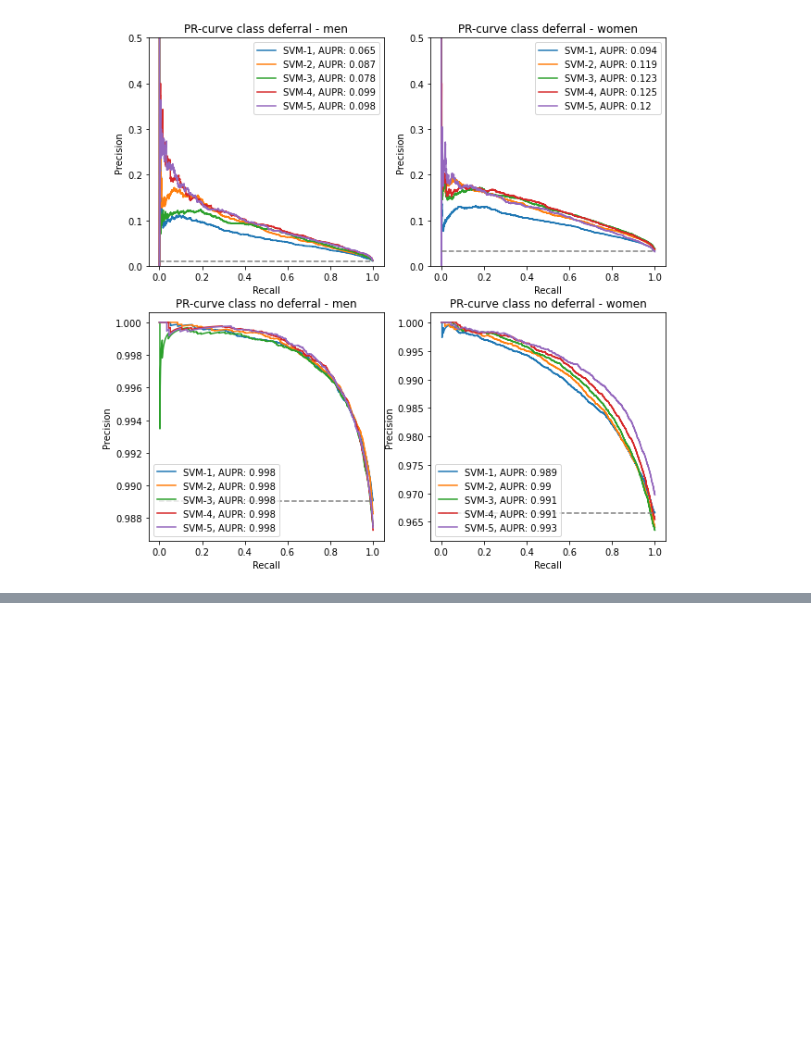
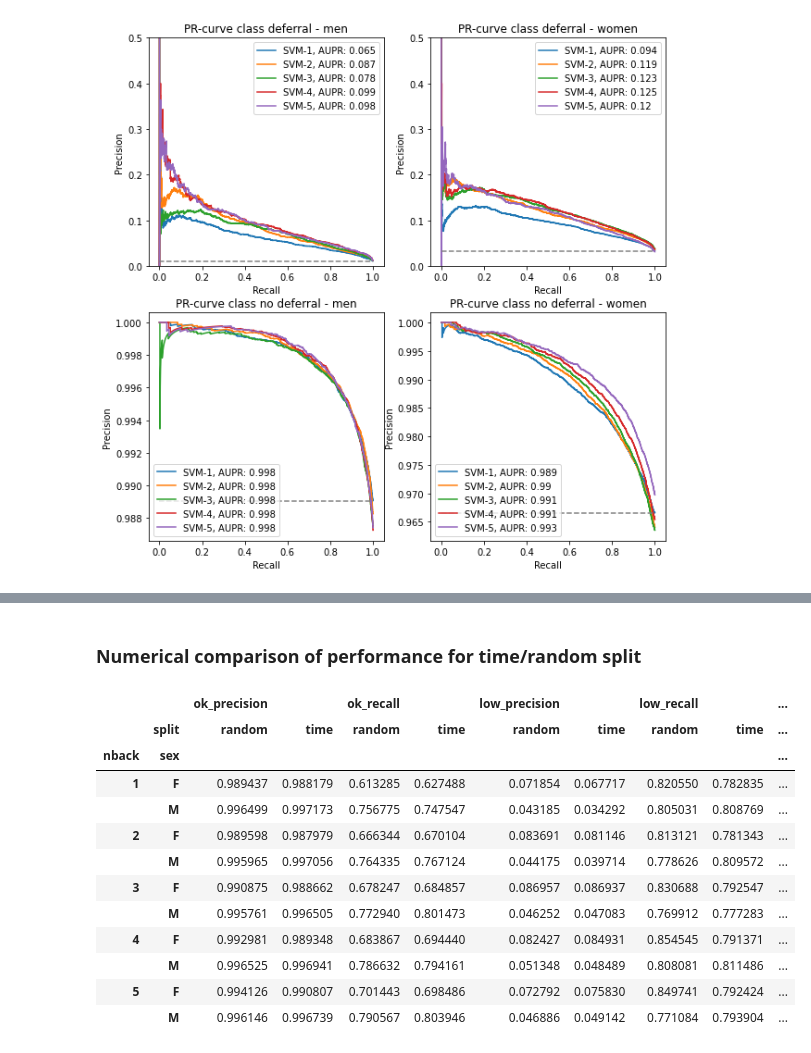
Before and after one commit to vinkenoogm/SVM-hb-NL, a Jupyter notebook: src/3_modelperformance.ipynb, the cells around one changed output, grey strips where cells are left out. Saved outputs shown, nothing was run; the diff lists cells and outputs as text; code cells hidden in the pictures; blank space fills up the shorter version.

```diff
--- a/src/3_modelperformance.ipynb
+++ b/src/3_modelperformance.ipynb
@@ -219,0 +250,29 @@ plot_prs(probas, save='PR_curve')
+# %% [markdown]
+### Numerical comparison of performance for time/random split
+# %%
+comp_res = res_tot.loc[res_tot['trainval'] == 'val',
+                       ['nback', 'sex',
+                        'ok_precision', 'ok_recall',
+                        'low_precision', 'low_recall',
+                        'split']].pivot(index=['nback', 'sex'], columns='split')
+
+comp_res['ok_precision', 'diff'] = comp_res['ok_precision', 'time'] - comp_res['ok_precision', 'random']
+comp_res['ok_recall', 'diff'] = comp_res['ok_recall', 'time'] - comp_res['ok_recall', 'random']
+comp_res['low_precision', 'diff'] = comp_res['low_precision', 'time'] - comp_res['low_precision', 'random']
+comp_res['low_recall', 'diff'] = comp_res['low_precision', 'time'] - comp_res['low_precision', 'random']
+
+comp_res
+# %% [output]
+|  |  | ok_precision |  | ok_recall |  | low_precision |  | low_recall |  | ... |
+|  | split | random | time | random | time | random | time | random | time | ... |
+| nback | sex |  |  |  |  |  |  |  |  | ... |
+| 1 | F | 0.989437 | 0.988179 | 0.613285 | 0.627488 | 0.071854 | 0.067717 | 0.820550 | 0.782835 | ... |
+|  | M | 0.996499 | 0.997173 | 0.756775 | 0.747547 | 0.043185 | 0.034292 | 0.805031 | 0.808769 | ... |
+| 2 | F | 0.989598 | 0.987979 | 0.666344 | 0.670104 | 0.083691 | 0.081146 | 0.813121 | 0.781343 | ... |
+|  | M | 0.995965 | 0.997056 | 0.764335 | 0.767124 | 0.044175 | 0.039714 | 0.778626 | 0.809572 | ... |
+| 3 | F | 0.990875 | 0.988662 | 0.678247 | 0.684857 | 0.086957 | 0.086937 | 0.830688 | 0.792547 | ... |
+|  | M | 0.995761 | 0.996505 | 0.772940 | 0.801473 | 0.046252 | 0.047083 | 0.769912 | 0.777283 | ... |
+| 4 | F | 0.992981 | 0.989348 | 0.683867 | 0.694440 | 0.082427 | 0.084931 | 0.854545 | 0.791371 | ... |
+|  | M | 0.996525 | 0.996941 | 0.786632 | 0.794161 | 0.051348 | 0.048489 | 0.808081 | 0.811486 | ... |
+| 5 | F | 0.994126 | 0.990807 | 0.701443 | 0.698486 | 0.072792 | 0.075830 | 0.849741 | 0.792424 | ... |
+|  | M | 0.996146 | 0.996739 | 0.790567 | 0.803946 | 0.046886 | 0.049142 | 0.771084 | 0.793904 | ... |
```
Also changed, not shown: parts of 9 cells of this notebook, 1 other file.
